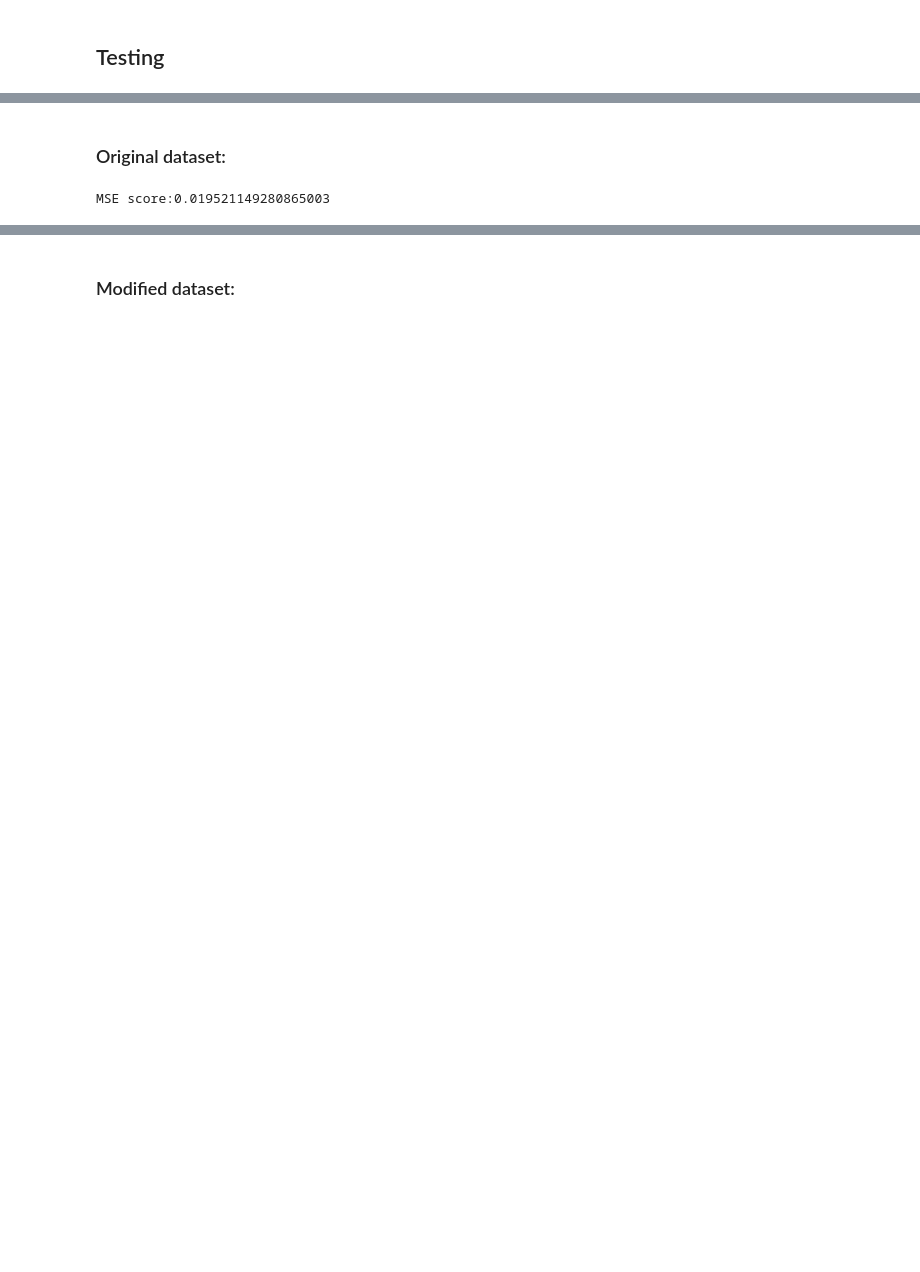
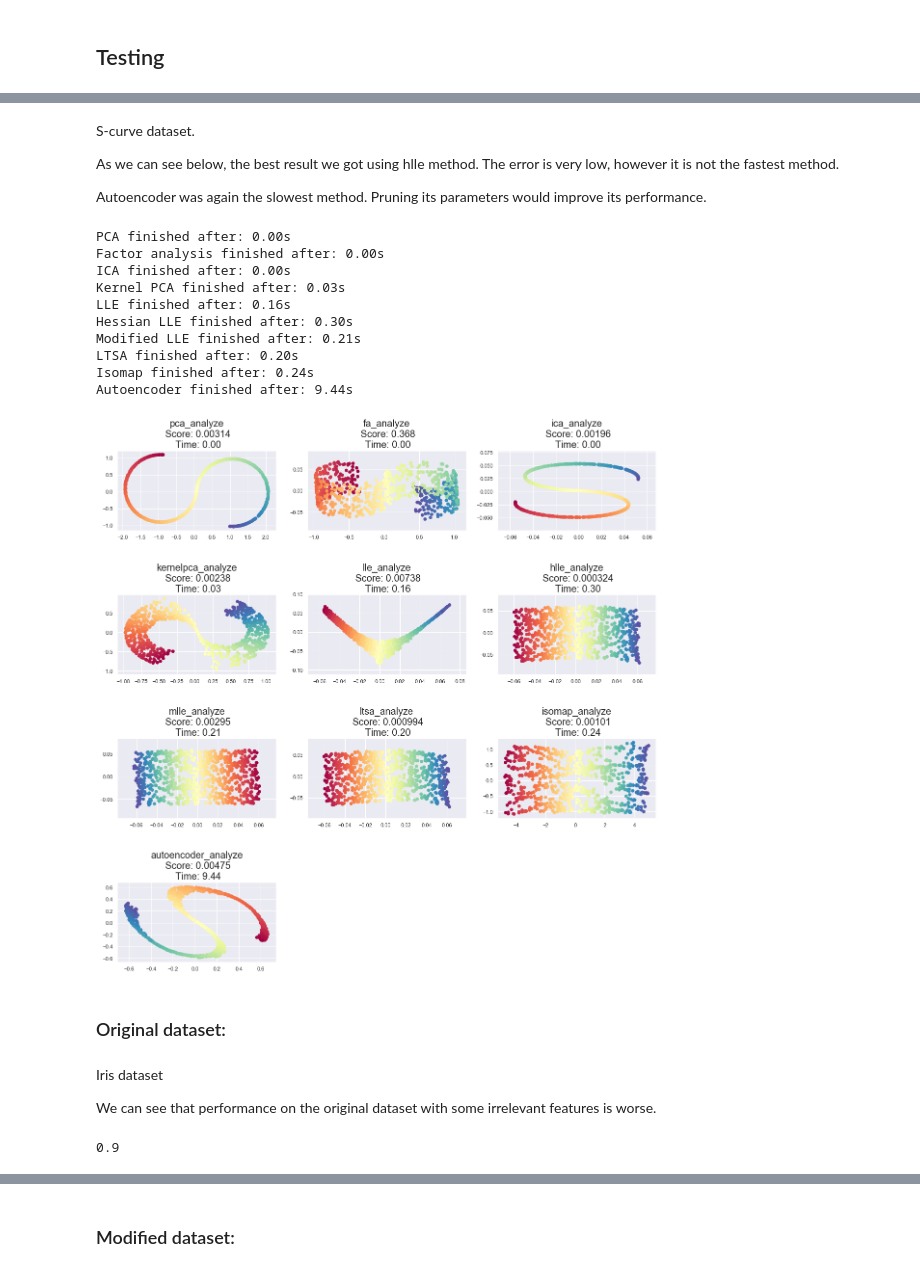
Before and after one commit to ppapiez/Portfolio, a Jupyter notebook: Dimensionality reduction.ipynb, the cells around one changed output, grey strips where cells are left out. Saved outputs shown, nothing was run; the diff lists cells and outputs as text; code cells hidden in the pictures; blank space fills up the shorter version.

```diff
--- a/Dimensionality reduction.ipynb
+++ b/Dimensionality reduction.ipynb
@@ -354,14 +555,34 @@ X_test_new2 = X_test_new[14000:18000]
+# %% [markdown]
+S-curve dataset.
+
+As we can see below, the best result we got using hlle method. The error is very low, however it is not the fastest method.
+
+Autoencoder was again the slowest method. Pruning its parameters would improve its performance.
+# %%
+analyze(n_components=2,
+        problem='regression',
+        methods=[pca_analyze, fa_analyze, lda_analyze, ica_analyze, kernelpca_analyze, lle_analyze, hlle_analyze,
+                 mlle_analyze, ltsa_analyze, isomap_analyze, autoencoder_analyze],
+        scoring=True)
+# %% [output]
+PCA finished after: 0.00s
+Factor analysis finished after: 0.00s
+ICA finished after: 0.00s
+Kernel PCA finished after: 0.03s
+LLE finished after: 0.16s
+Hessian LLE finished after: 0.30s
+Modified LLE finished after: 0.21s
+LTSA finished after: 0.20s
+Isomap finished after: 0.24s
+Autoencoder finished after: 9.44s
+[figure, added]
 # %% [markdown]
 ### Original dataset:
-# %%
-rfr = RandomForestRegressor(n_estimators=10, random_state=0, n_jobs=-1)
-
-rfr.fit(X_train, y_train)
-pred = rfr.predict(X_test)
-# pred = rfc.predict_proba(X_test)[:,1]
-
-# print("Accuracy score:" + str(accuracy_score(y_test, pred)))
-print("MSE score:" + str(mean_squared_error(y_test, pred)))
-# print("AUC score:" + str(roc_auc_score(y_test, pred)))
-# %% [output]
-MSE score:0.019521149280865003
+# %% [markdown]
+Iris dataset
+
+We can see that performance on the original dataset with some irrelevant features is worse.
+# %%
+test_classification(X_train, X_test)
+# %% [output]
+0.9
```
Also changed, not shown: parts of 96 cells of this notebook, 1 other file.
